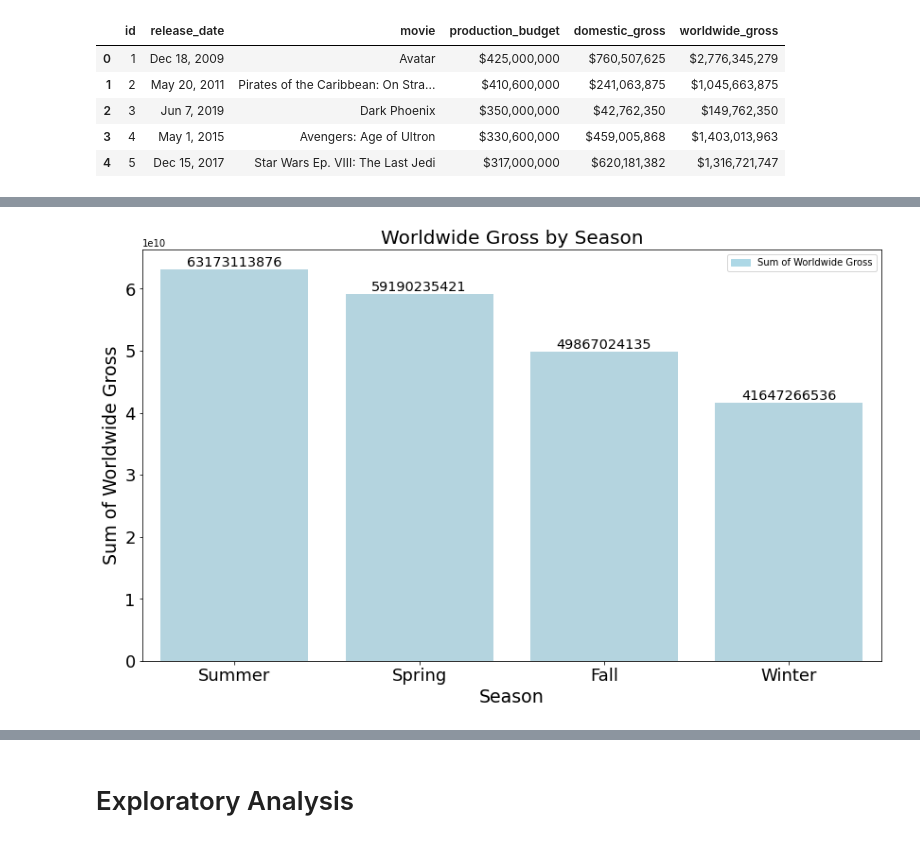
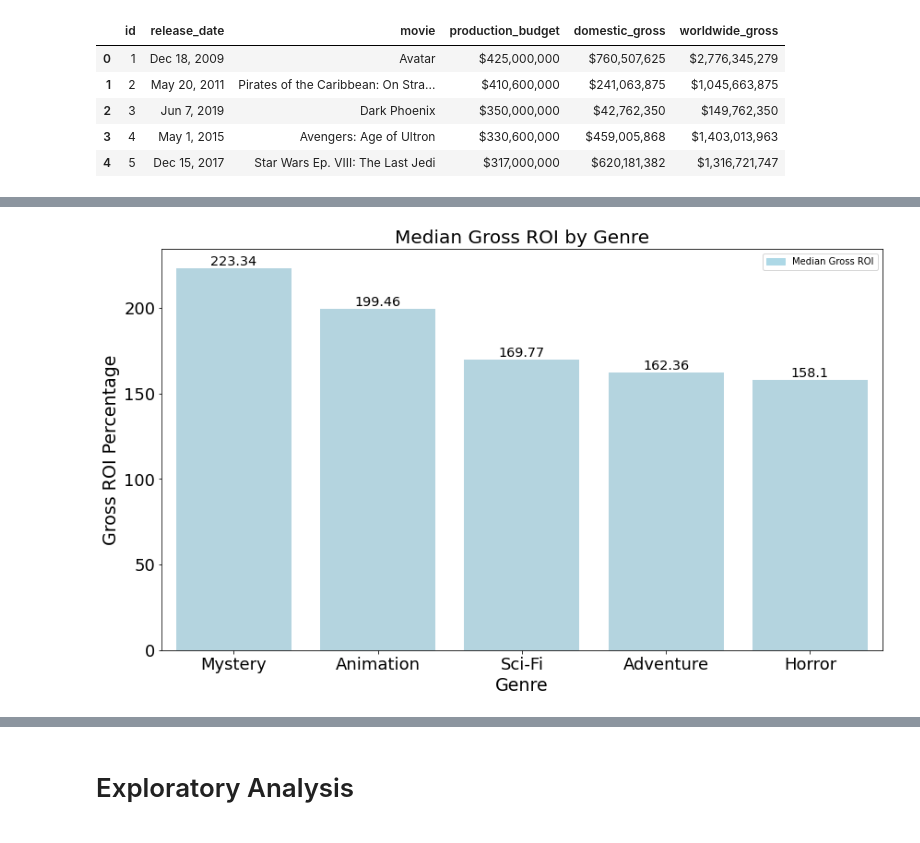
Before and after one commit to johnlocke333/movie_analysis, a Jupyter notebook: notebook.ipynb, the cells around one changed output, grey strips where cells are left out. Drawn from its saved outputs; the diff is of its cells as text; code cells hidden in the pictures.

```diff
--- a/notebook.ipynb
+++ b/notebook.ipynb
@@ -687,5 +223,0 @@ genre_df
-# %%
-for i in genre_df.index:
-    genre_dict[genre_df['genre1'][i]] += genre_df['worldwide_gross'][i]
-    genre_dict[genre_df['genre2'][i]] += genre_df['worldwide_gross'][i]
-    genre_dict[genre_df['genre3'][i]] += genre_df['worldwide_gross'][i]
@@ -727,28 +224,34 @@ season_gross = season_gross.reset_index()
+# %%
+genre_roi_df = pd.DataFrame.from_dict(genre_dict.items())
+# %%
+genre_roi_df.columns = ['genre','gross_roi']
+# %%
+genre_roi_df = genre_roi_df.head()
 # %%
 plt.figure(figsize=(14, 8))
 
-ax1 = sns.barplot(x="season",  y='worldwide_gross', data=season_gross, color='lightblue')
+ax1 = sns.barplot(x="genre",  y='gross_roi', data=genre_roi_df, color='lightblue')
 
 
 # add legend
-bar = mpatches.Patch(color='lightblue', label='Sum of Worldwide Gross')
+bar = mpatches.Patch(color='lightblue', label='Median Gross ROI')
 plt.legend(handles=[bar])
 
-for index, row in season_gross.iterrows():
-    ax1.text(row.name, row['worldwide_gross'], row['worldwide_gross'], color='black', ha="center",
+for index, row in genre_roi_df.iterrows():
+    ax1.text(row.name, row['gross_roi'], row['gross_roi'], color='black', ha="center",
              fontsize='x-large',va='bottom')
 
 # show the graph
-plt.title('Worldwide Gross by Season',fontsize=20)
-plt.xlabel('Season',fontsize=19)
-plt.ylabel('Sum of Worldwide Gross',fontsize=19)
+plt.title("Median Gross ROI by Genre",fontsize=20)
+plt.xlabel('Genre',fontsize=19)
+plt.ylabel('Gross ROI Percentage',fontsize=19)
 plt.tick_params(axis='x',labelsize=18)
 plt.tick_params(axis='y',labelsize=18)
 plt.show()
 
 
 #Used stackoverflow example to see how to do the labeling on the bar graph as well as the legend.
 #(https://stackoverflow.com/questions/43214978/how-to-display-custom-values-on-a-bar-plot)
 #(https://stackoverflow.com/questions/65272126/seaborn-how-to-add-legend-to-seaborn-barplot)
 # %% [output]
-[figure, old version]
+[figure, new version]
```
Also changed, not shown: parts of 99 cells of this notebook.
